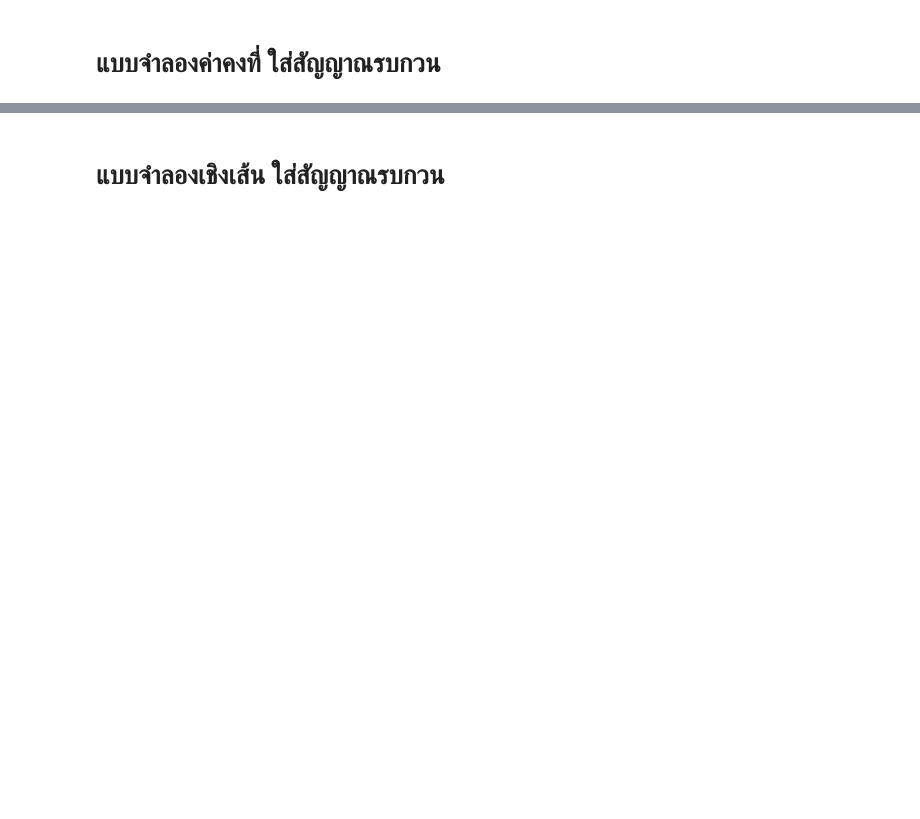
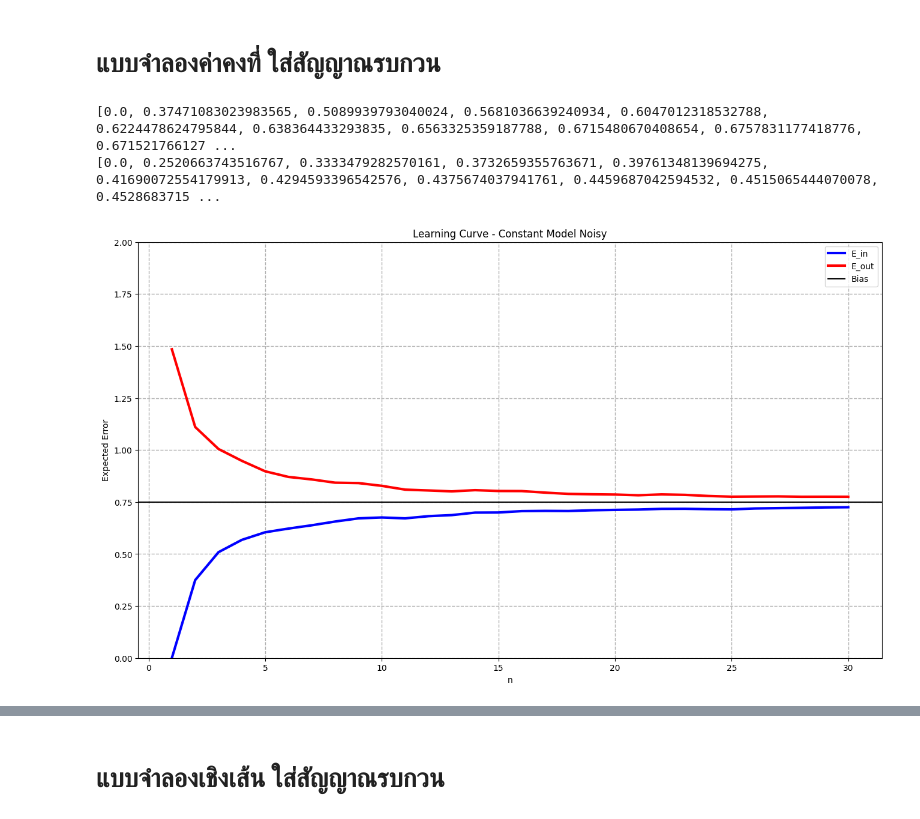
Before and after one commit to JedsadaSrijunpoe/Machine-Learning, a Jupyter notebook: Generalization_simulation.ipynb, the cells around one changed output, grey strips where cells are left out. Cells and saved outputs as stored; diff of their text form; code cells hidden in the pictures; blank space fills up the shorter version.

```diff
--- a/Generalization_simulation.ipynb
+++ b/Generalization_simulation.ipynb
@@ -504,43 +661,58 @@ print(E_in_linear_origin_no_noise)
 # %% [markdown]
 # แบบจำลองค่าคงที่ ใส่สัญญาณรบกวน
+# %%
+def bias_constant_model_sin_noise(avg_model,y_positions):
+    bias = 0
+    for i in range(len(y_positions)):
+        bias += (avg_model -y_positions[i])**2
+    bias /= len(y_positions)
+    return bias
 # %%
 model_count = 5000
 sigma = 0.5
 E_in_constant_noise = []
 E_out_constant_noise = []
-for n in range(1,21):
+for n in range(1,31):
     sample_model = []
     x_positions = []
     y_positions = []
+    bias_list = []
     for i in range(model_count):
         x, y, x_sample, y_sample = random_constant_model_sin(n,1,sigma)
         x_positions.append(x_sample)
         y_positions.append(y_sample)
         sample_model.append(y)
+        bias_list.append(bias_constant_model_sin_noise(avg_model,y_sample))
     slope_sample = [0]*len(sample_model)
     avg_model = np.average(sample_model)
     var = var_constant_model(sample_model, avg_model)
-    bias = bias_constant_model_sin(avg_model)
-    E_out_constant_noise.append(var+bias+sigma**2)
+    bias = np.average(bias_list)
+    # print(bias)
+    # print("-----------------")
+    E_out_constant_noise.append(var+bias)
     E_in_constant_noise.append(E_in(slope_sample,sample_model,x_positions,y_positions))
 # %%
-n = list(range(1,21))
-plt.figure(figsize=(10,6))
+n = list(range(1,31))
+plt.figure(figsize=(16,9))
 plt.ylim(0,2)
 plt.grid(linestyle='--', linewidth=1)
 
 plt.title("Learning Curve - Constant Model Noisy")
 plt.xlabel("n")
 plt.ylabel("Expected Error")
 
 plt.plot(n, E_in_constant_noise, '-', color='b', linewidth=3, label='E_in')
 plt.plot(n, E_out_constant_noise, '-', color='r', linewidth=3, label='E_out')
 
-E_avg = (E_in_constant_noise[-1]+E_out_constant_noise[-1])/2
-plt.axhline(y = E_avg, color = 'k', linestyle = '-')
+# E_avg = (E_in_constant_noise[-1]+E_out_constant_noise[-1])/2
+plt.axhline(y = bias, color = 'k', linestyle = '-', label='Bias')
 
 plt.legend()
 
 print(E_in_constant_noise)
 print(E_in_constant_no_noise)
+# %% [output]
+[0.0, 0.37471083023983565, 0.5089939793040024, 0.5681036639240934, 0.6047012318532788, 0.6224478624795844, 0.638364433293835, 0.6563325359187788, 0.6715480670408654, 0.6757831177418776, 0.671521766127 ...
+[0.0, 0.2520663743516767, 0.3333479282570161, 0.3732659355763671, 0.39761348139694275, 0.41690072554179913, 0.4294593396542576, 0.4375674037941761, 0.4459687042594532, 0.4515065444070078, 0.4528683715 ...
+[figure, added]
 # %%
```
Also changed, not shown: parts of 42 cells of this notebook.
